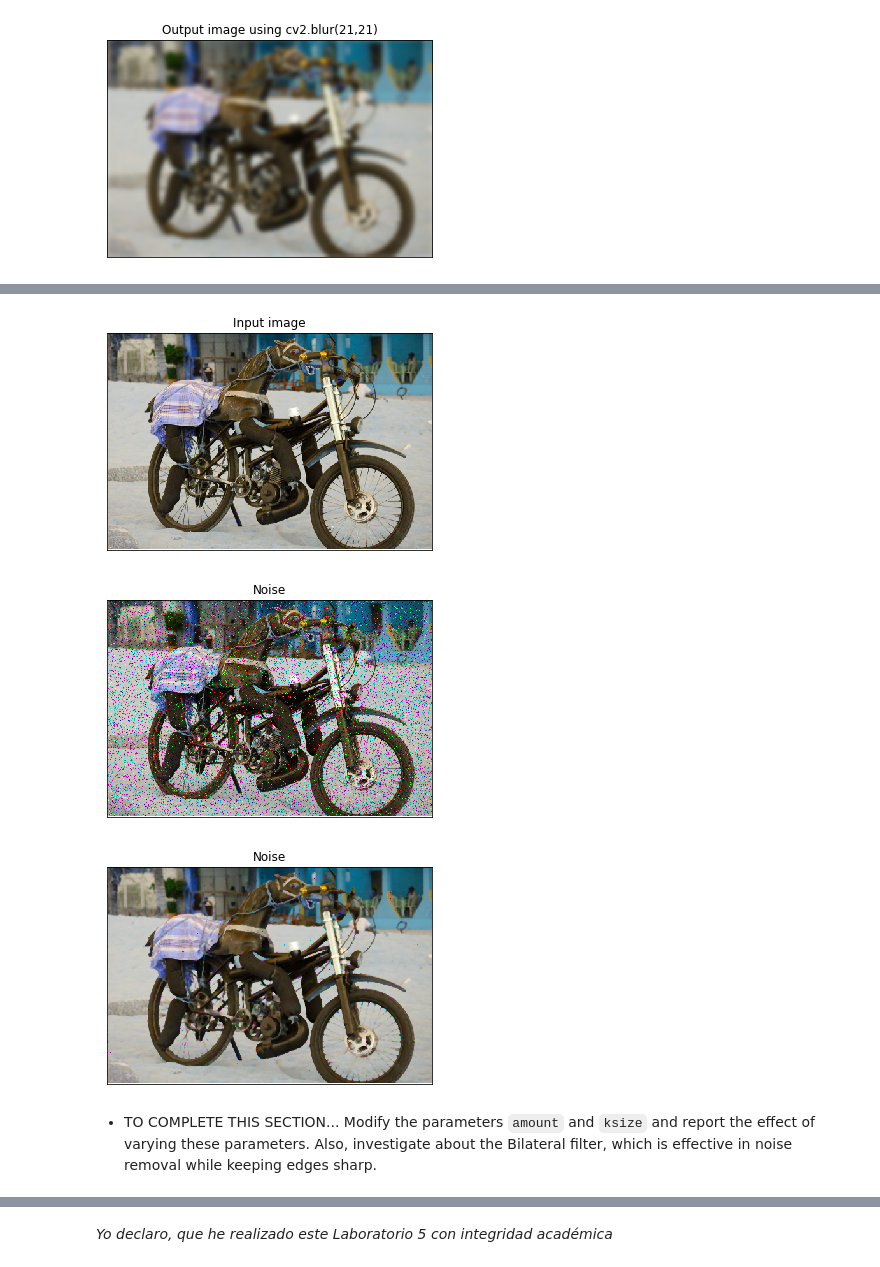
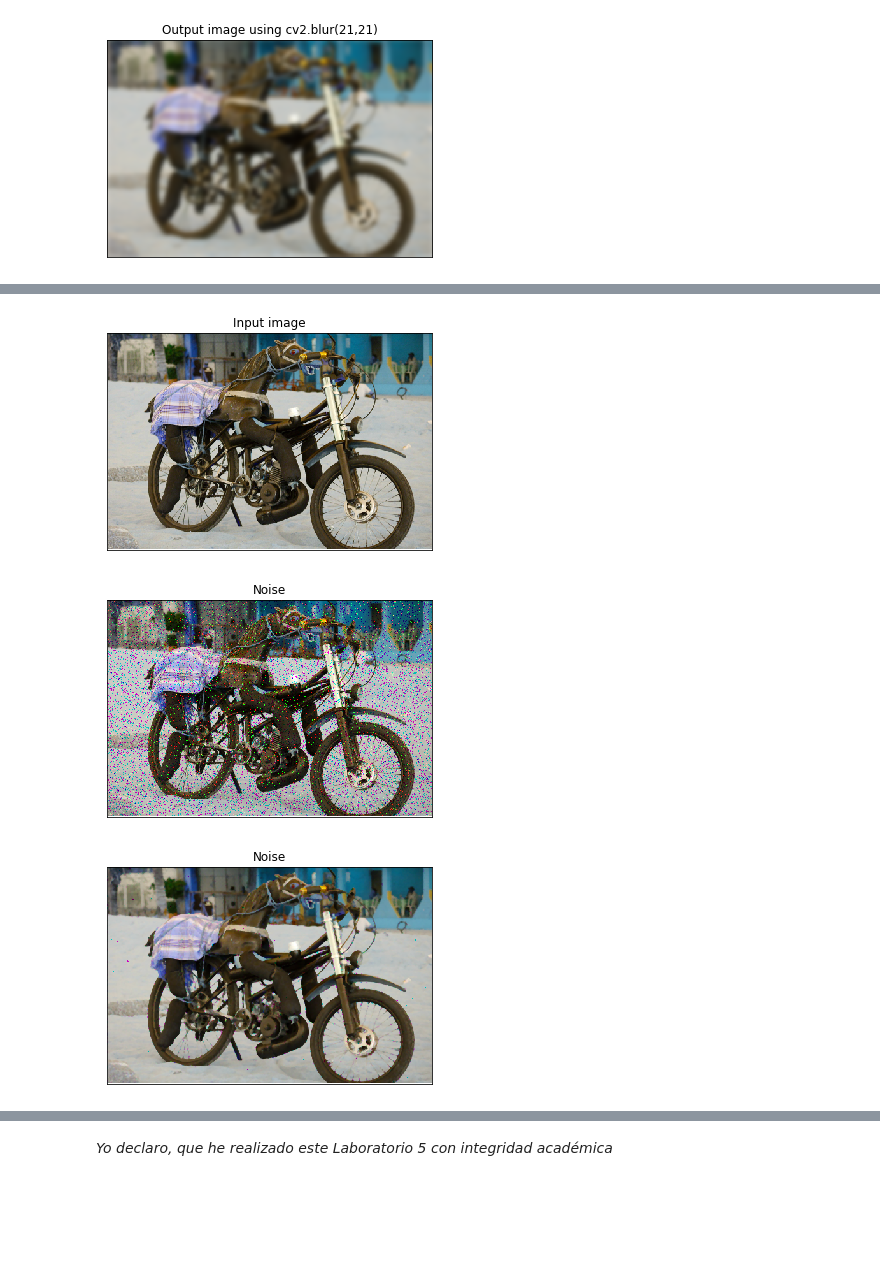
Before and after one commit to boscxr/udem.repo, a Jupyter notebook: Lab5/Lab5_jupyter.ipynb, the cells around one changed output, grey strips where cells are left out. Drawn from its saved outputs; the diff is of its cells as text; code cells hidden in the pictures; blank space fills up the shorter version.

```diff
--- a/Lab5/Lab5_jupyter.ipynb
+++ b/Lab5/Lab5_jupyter.ipynb
@@ -436,10 +411,9 @@ Información obtenida de:
 """
 	median-filter-for-noise-removal.py
 
-	add a description of your code here
 
-	author: add your fullname
-	date created: add this info
+	author: Oscar Omar Martinez Lujano
+	date created: 03/03/19
 	universidad de monterrey
 """
 
@@ -472,36 +446,33 @@ out[coords] = 255
 # Generate Pepper '0' noise
 num_pepper = np.ceil(amount* img.size * (1. - s_vs_p))
 coords = [np.random.randint(0, i - 1, int(num_pepper)) for i in img.shape]
 out[coords] = 0
 
 # apply cv2.medianBlur() for noise removal
-ksize = 3									# <--- change this value
+ksize = 3 									# <--- change this value
 img_median = cv2.medianBlur(out, ksize)
 
 # plot input and blurred images
 plt.figure(1)
 plt.imshow(img)
 plt.title('Input image')
 plt.xticks([])
 plt.yticks([])
 
 plt.figure(2)
 plt.imshow(out)
 plt.title('Noise')
 plt.xticks([])
 plt.yticks([])
 
 plt.figure(3)
 plt.imshow(img_median)
 plt.title('Noise')
 plt.xticks([])
 plt.yticks([])
 
 plt.show()
 # %% [output]
 [figure]
-[figure, old version]
+[figure, new version]
-[figure, old version]
+[figure, new version]
-# %% [markdown]
-- TO COMPLETE THIS SECTION...
-Modify the parameters `amount` and `ksize` and report the effect of varying these parameters. Also, investigate about the Bilateral filter, which is effective in noise removal while keeping edges sharp.
```
Also changed, not shown: parts of 22 cells of this notebook, 7 other files.
